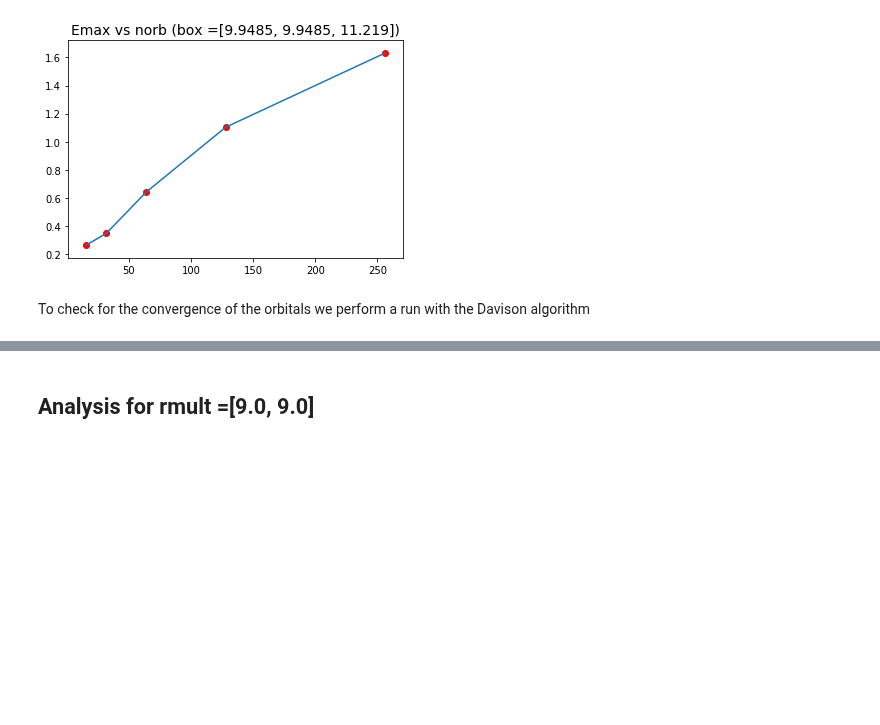
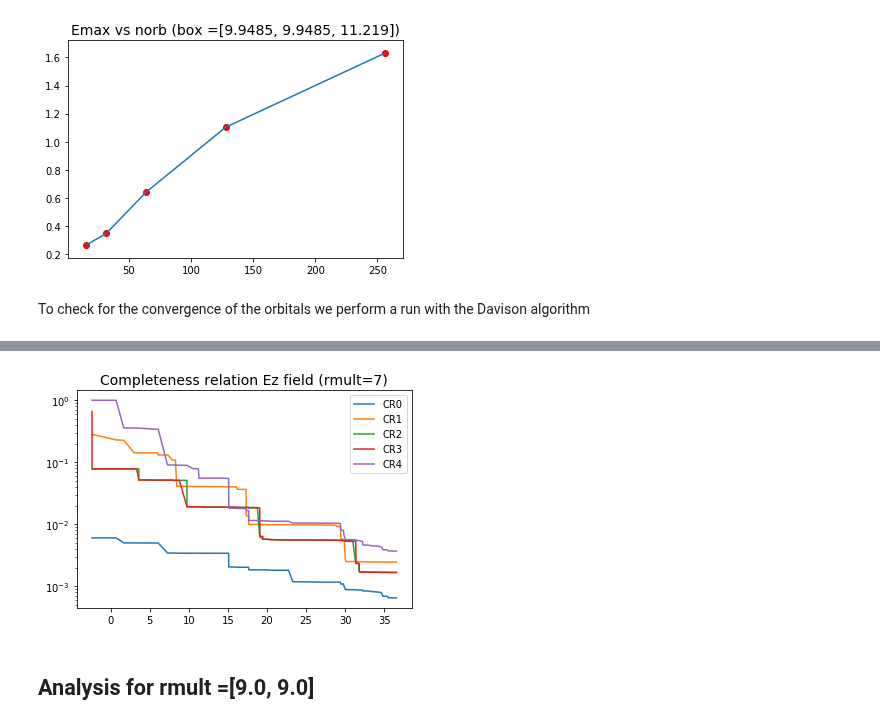
Before and after one commit to luigigenovese/BigDFT-nb, a Jupyter notebook: tutorial/N2_Maximum_Energy_vs_Virtual_Oribitals.ipynb, the cells around one changed output, grey strips where cells are left out. Drawn from its saved outputs; the diff is of its cells as text; code cells hidden in the pictures; blank space fills up the shorter version.

```diff
--- a/tutorial/N2_Maximum_Energy_vs_Virtual_Oribitals.ipynb
+++ b/tutorial/N2_Maximum_Energy_vs_Virtual_Oribitals.ipynb
@@ -106,0 +154,6 @@ Yaml.dump(inp,inputpath + inpname + '.yaml')
+# %%
+coeff_occ = [n.log['<psi_i|psi_j>'] for n in N2data]
+coeff_occ=np.double(np.array(coeff_occ))
+
+coeff_vrt = [n.log['<psiv_i|D psi_j>'] for n in N2data]
+coeff_vrt=np.double(np.array(coeff_vrt))
@@ -107,3 +216,11 @@ Yaml.dump(inp,inputpath + inpname + '.yaml')
+# %%
+for p in range(n_occ):
+    plt.semilogy(27.211*np.array(e_v),crEz[p],'-',label='CR'+str(p))
+plt.legend()
+plt.title('Completeness relation Ez field (rmult=7)', fontsize=14)
+plt.show()
+# %% [output]
+[figure, added]
 # %% [markdown]
 ## Analysis for rmult =[9.0, 9.0]
 # %% [markdown]
```
Also changed, not shown: parts of 39 cells of this notebook, 7 other files.
